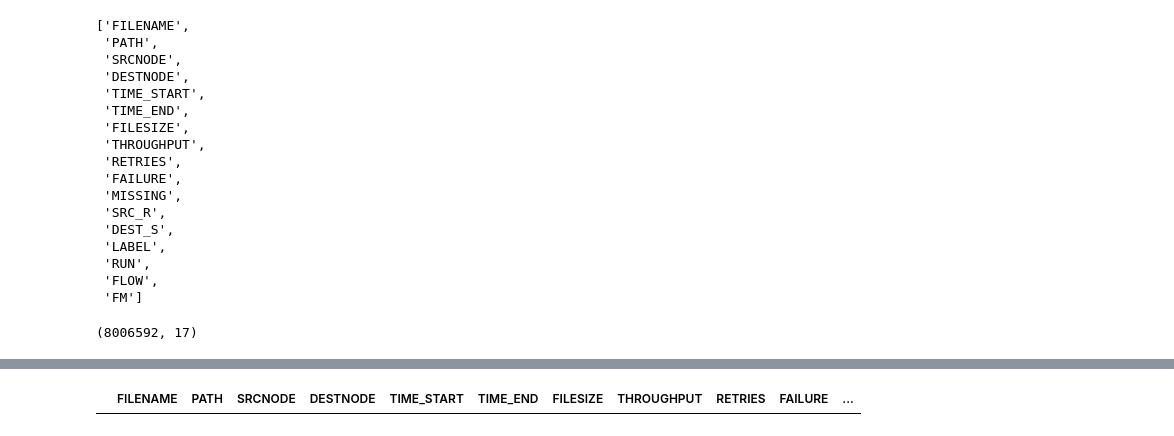
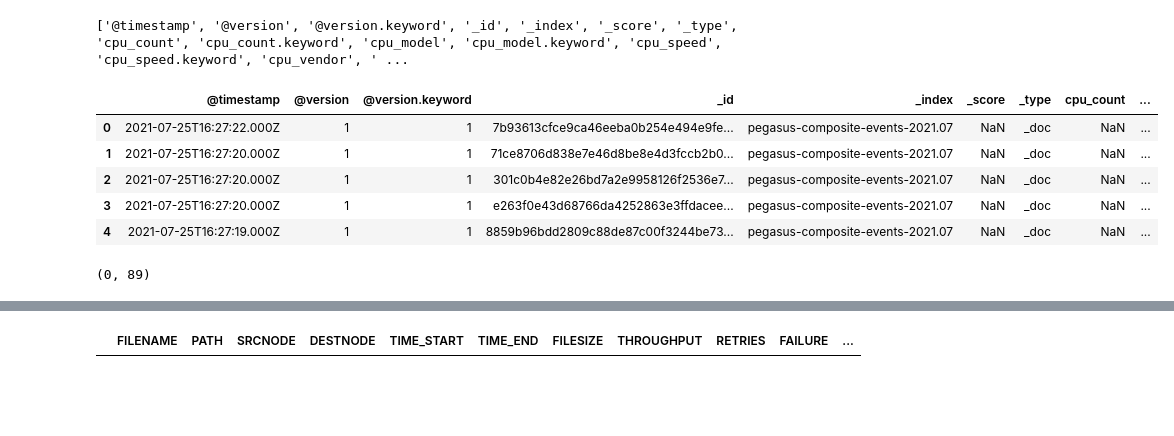
Before and after one commit to RENCI-NRIG/IRIS, a Jupyter notebook: analysis/rca-data.ipynb, the cells around one changed output, grey strips where cells are left out. Cells and saved outputs as stored; diff of their text form; code cells hidden in the pictures; blank space fills up the shorter version.

```diff
--- a/analysis/rca-data.ipynb
+++ b/analysis/rca-data.ipynb
@@ -8,3 +43,14 @@ from collections import Counter
 # %%
-input_file = "output_20200219_2125PM.csv"
+input_file = "../data/past month.csv"
 df = pd.read_csv(input_file, header = 0)
+original_headers = list(df.columns.values)
+print(original_headers)
+df.head()
+# %% [output]
+['@timestamp', '@version', '@version.keyword', '_id', '_index', '_score', '_type', 'cpu_count', 'cpu_count.keyword', 'cpu_model', 'cpu_model.keyword', 'cpu_speed', 'cpu_speed.keyword', 'cpu_vendor', ' ...
+|  | @timestamp | @version | @version.keyword | _id | _index | _score | _type | cpu_count | ... |
+| 0 | 2021-07-25T16:27:22.000Z | 1 | 1 | 7b93613cfce9ca46eeba0b254e494e9fe... | pegasus-composite-events-2021.07 | NaN | _doc | NaN | ... |
+| 1 | 2021-07-25T16:27:20.000Z | 1 | 1 | 71ce8706d838e7e46d8be8e4d3fccb2b0... | pegasus-composite-events-2021.07 | NaN | _doc | NaN | ... |
+| 2 | 2021-07-25T16:27:20.000Z | 1 | 1 | 301c0b4e82e26bd7a2e9958126f2536e7... | pegasus-composite-events-2021.07 | NaN | _doc | NaN | ... |
+| 3 | 2021-07-25T16:27:20.000Z | 1 | 1 | e263f0e43d68766da4252863e3ffdacee... | pegasus-composite-events-2021.07 | NaN | _doc | NaN | ... |
+| 4 | 2021-07-25T16:27:19.000Z | 1 | 1 | 8859b96bdd2809c88de87c00f3244be73... | pegasus-composite-events-2021.07 | NaN | _doc | NaN | ... |
@@ -14,25 +56,0 @@ df['FM']=df['FAILURE']+df['MISSING']
-# %%
-original_headers = list(df.columns.values)
-original_headers
-# %% [output]
-['FILENAME',
- 'PATH',
- 'SRCNODE',
- 'DESTNODE',
- 'TIME_START',
- 'TIME_END',
- 'FILESIZE',
- 'THROUGHPUT',
- 'RETRIES',
- 'FAILURE',
- 'MISSING',
- 'SRC_R',
- 'DEST_S',
- 'LABEL',
- 'RUN',
- 'FLOW',
- 'FM']
-# %%
-df.shape
-# %% [output]
-(8006592, 17)
@@ -41,2 +57,7 @@ X, y = df.loc[:, df.columns != 'LABEL'], df.values[:, -4]
+# %%
+df_int=df[df['int_error_count']=='1']
+df_int.shape
+# %% [output]
+(0, 89)
 # %%
 # summarize the class distribution
```
Also changed, not shown: parts of 17 cells of this notebook, 13 other files.
